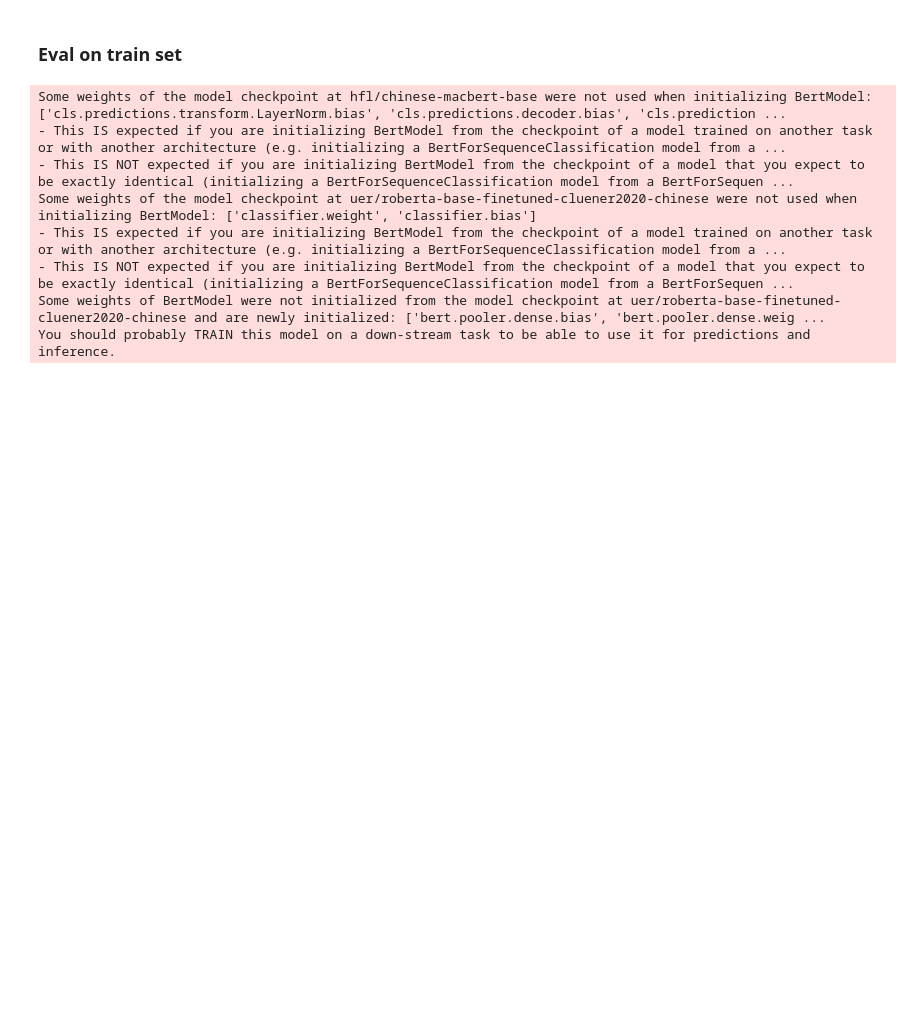
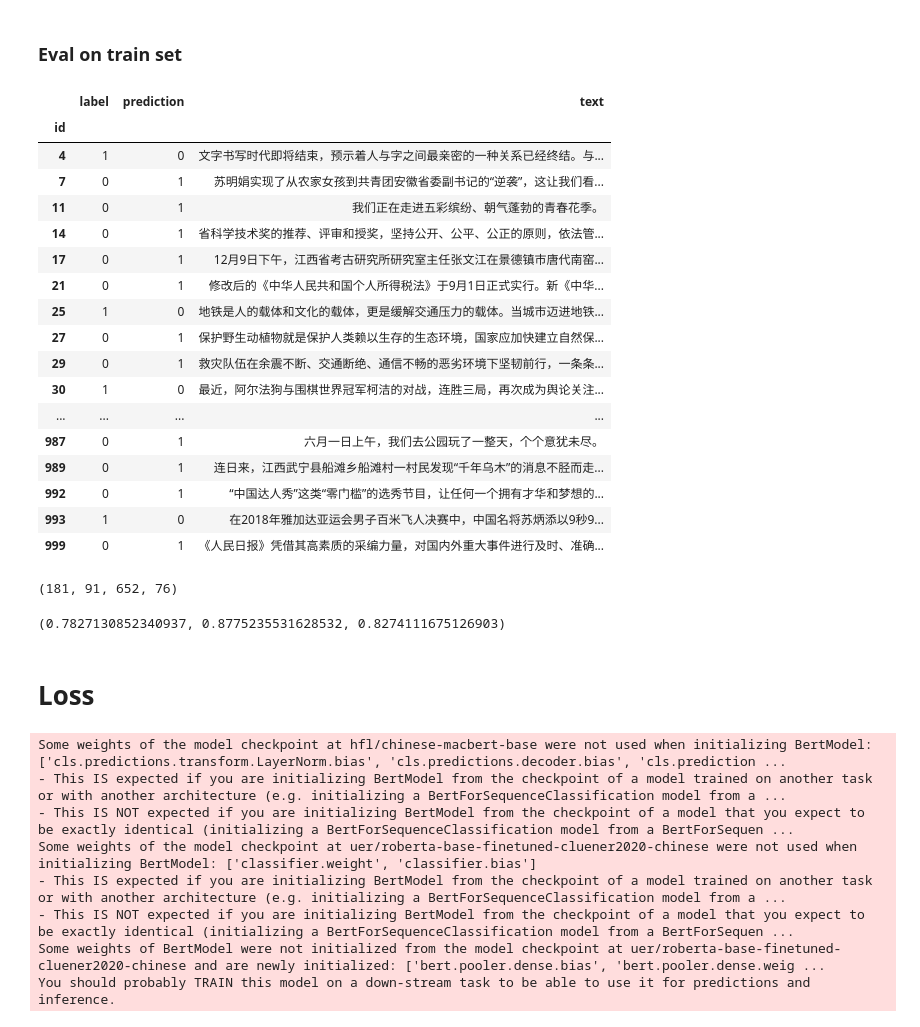
Before and after one commit to holajoa/chinese-grammar-error-detection, a Jupyter notebook: notebooks/predict.ipynb, the cells around one changed output. Cells and saved outputs as stored; diff of their text form; code cells hidden in the pictures; blank space fills up the shorter version.

```diff
--- a/notebooks/predict.ipynb
+++ b/notebooks/predict.ipynb
@@ -19,5 +20,5 @@ device = torch.device("cuda:0")
 # %%
-train_df = pd.read_csv('../data/train.csv', sep='\t', index_col='id')
+train_df = pd.read_csv('../data/train.csv', sep='\t', index_col='id').iloc[np.random.choice(range(43000), size=1000)]
 test_df = pd.read_csv('../data/test.csv', sep='\t', index_col='id')
 
 model_name = 'hfl/chinese-macbert-base'
@@ -44,7 +45,7 @@ train_dataset_config = {
     'model_name':model_name,
     'aux_model_name':ner_model_name,
     'maxlength':128,
-    'train_val_split':0.9,
+    'train_val_split':-1,
     'test':False,
     'remove_username':False,
     'remove_punctuation':False,
@@ -56,6 +57,8 @@ train_dataset_config = {
 train = DatasetWithAuxiliaryEmbeddings(df=train_df.reset_index(), **train_dataset_config)
 train.tokenize()
 train.construct_dataset()
+
+ntf()
 # %% [output]
 Building prefix dict from the default dictionary ...
 Loading model from cache C:\Users\holaj\AppData\Local\Temp\jieba.cache
@@ -75,9 +67,11 @@ checkpoints = [
+# %%
+checkpoints = [f'../ner_run/fold{i}/checkpoint-1126/pytorch_model.bin' for i in range(10)]
 # %%
 output_tensors = []
 
 for cp in checkpoints:
     # model = BertWithNER(bert_model=model_name, ner_model=ner_model_name)
-    model = AutoModelWithNER(model=model_name, ner_model=ner_model_name)
+    model = AutoModelWithNER(model=model_name, ner_model=ner_model_name, concatenate=False)
     state_dict = torch.load(cp, map_location=device)
     # for key in list(state_dict.keys()):
     #     state_dict[key.replace('bert', 'base_model')] = state_dict.pop(key)
@@ -85,7 +79,7 @@ for cp in checkpoints:
     model.cuda()
 
     logits = []
-    dataloader = DataLoader(test.dataset['train'].with_format('torch'), batch_size=4)
+    dataloader = DataLoader(train.dataset['train'].with_format('torch'), batch_size=4)
 
     for batch in dataloader:
         inputs = {k:v.to(device) for k,v in batch.items()
@@ -96,4 +90,5 @@ for cp in checkpoints:
 
     del model
     output_tensors.append(torch.concat(logits))
+ntf()
 # %% [output]
@@ -144,20 +134,52 @@ with pd.option_context('display.max_rows', None, 'display.max_columns', None):
 | 1036 | 1 | 0 | 马路的两旁种上了高大的白杨树。 |
 # %% [markdown]
 ### Eval on train set
+# %%
+prediction = torch.stack(output_tensors).mean(0).argmax(1).cpu().numpy()
 # %%
-data = train_df.set_index('id')
+data = train_df[['label', 'text']]
+data['prediction'] = prediction
 
-# ensemble_result = pd.read_csv('../submissions-ner/submission.csv', delimiter='\t')
-# ensemble_result['id'] = np.arange(1, len(ensemble_result)+1)
-# ensemble_result = ensemble_result.set_index('id')
-
-# data['prediction'] = torch.argmax(output_tensors[0].cpu(), 1)
-data['prediction'] = ensemble_result['label']
-data['comp'] = previous_submission.label
-
-data = data[['comp', 'prediction', 'text']]
+data = data[['label', 'prediction', 'text']]
 with pd.option_context('display.max_rows', None, 'display.max_columns', None):
-    display(data[data.comp != data.prediction])
+    display(data[data.label != data.prediction])
+# %% [output]
+|  | label | prediction | text |
+| id |  |  |  |
+| 4 | 1 | 0 | 文字书写时代即将结束，预示着人与字之间最亲密的一种关系已经终结。与... |
+| 7 | 0 | 1 | 苏明娟实现了从农家女孩到共青团安徽省委副书记的“逆袭”，这让我们看... |
+| 11 | 0 | 1 | 我们正在走进五彩缤纷、朝气蓬勃的青春花季。 |
+| 14 | 0 | 1 | 省科学技术奖的推荐、评审和授奖，坚持公开、公平、公正的原则，依法管... |
+| 17 | 0 | 1 | 12月9日下午，江西省考古研究所研究室主任张文江在景德镇市唐代南窑... |
+| 21 | 0 | 1 | 修改后的《中华人民共和国个人所得税法》于9月1日正式实行。新《中华... |
+| 25 | 1 | 0 | 地铁是人的载体和文化的载体，更是缓解交通压力的载体。当城市迈进地铁... |
+| 27 | 0 | 1 | 保护野生动植物就是保护人类赖以生存的生态环境，国家应加快建立自然保... |
+| 29 | 0 | 1 | 救灾队伍在余震不断、交通断绝、通信不畅的恶劣环境下坚韧前行，一条条... |
+| 30 | 1 | 0 | 最近，阿尔法狗与围棋世界冠军柯洁的对战，连胜三局，再次成为舆论关注... |
+| ... | ... | ... | ... |
+| 987 | 0 | 1 | 六月一日上午，我们去公园玩了一整天，个个意犹未尽。 |
+| 989 | 0 | 1 | 连日来，江西武宁县船滩乡船滩村一村民发现“千年乌木”的消息不胫而走... |
+| 992 | 0 | 1 | “中国达人秀”这类“零门槛”的选秀节目，让任何一个拥有才华和梦想的... |
+| 993 | 1 | 0 | 在2018年雅加达亚运会男子百米飞人决赛中，中国名将苏炳添以9秒9... |
+| 999 | 0 | 1 | 《人民日报》凭借其高素质的采编力量，对国内外重大事件进行及时、准确... |
+# %%
+fp = ((data.label == 0).values * (data.prediction==1).values).sum()
+fn = ((data.label == 1).values * (data.prediction==0).values).sum()
+tp = ((data.label == 1).values * (data.prediction==1).values).sum()
+tn = ((data.label == 0).values * (data.prediction==0).values).sum()
+
+fp,fn,tp,tn
+# %% [output]
+(181, 91, 652, 76)
+# %%
+precision = tp / (tp+fp)
+recall = tp / (tp+fn)
+f1 = 2*precision*recall / (precision+recall)
+precision, recall, f1
+# %% [output]
+(0.7827130852340937, 0.8775235531628532, 0.8274111675126903)
+# %% [markdown]
+# Loss
 # %%
 from torch.nn.functional import cross_entropy
 
```
Also changed, not shown: parts of 4 cells of this notebook, 5 other files.
